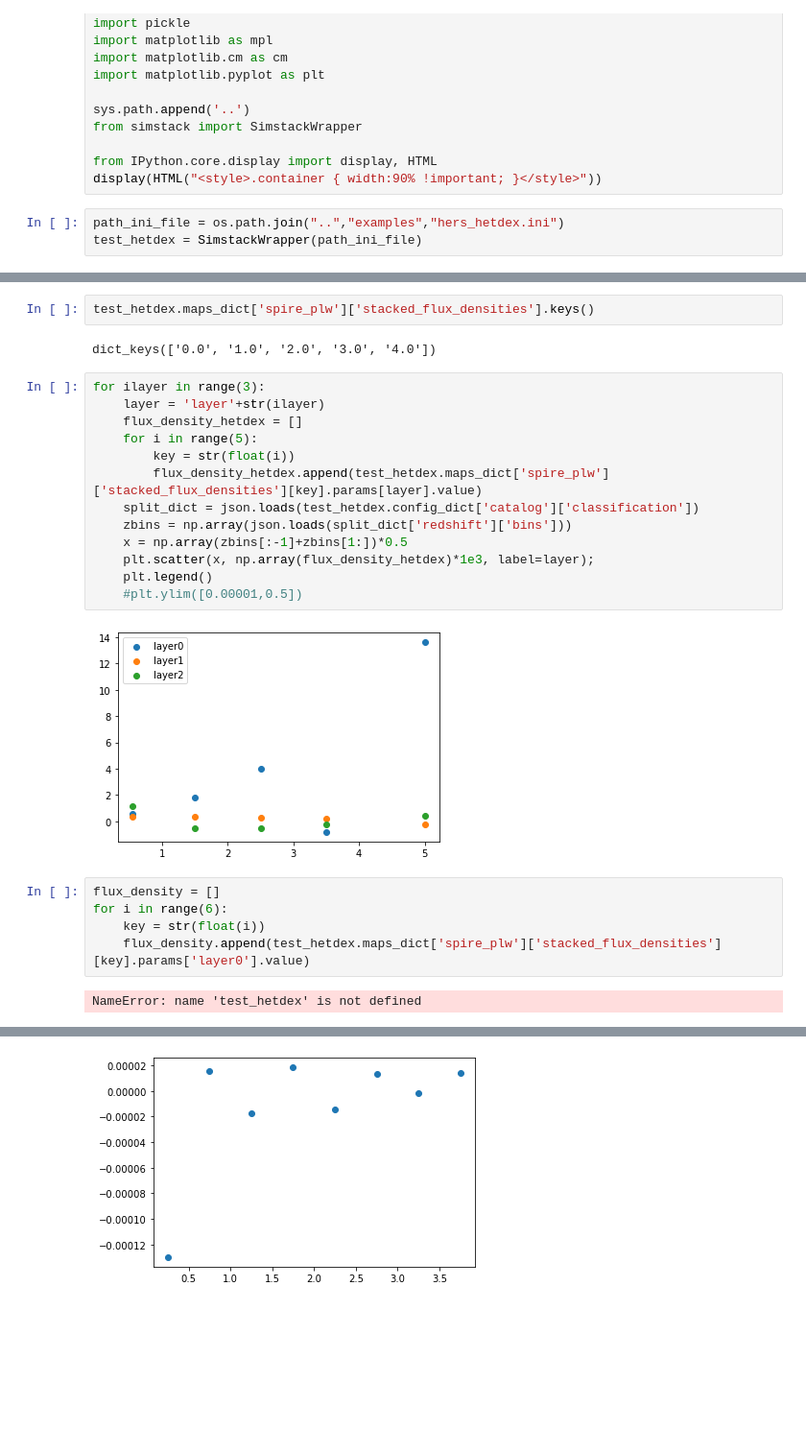
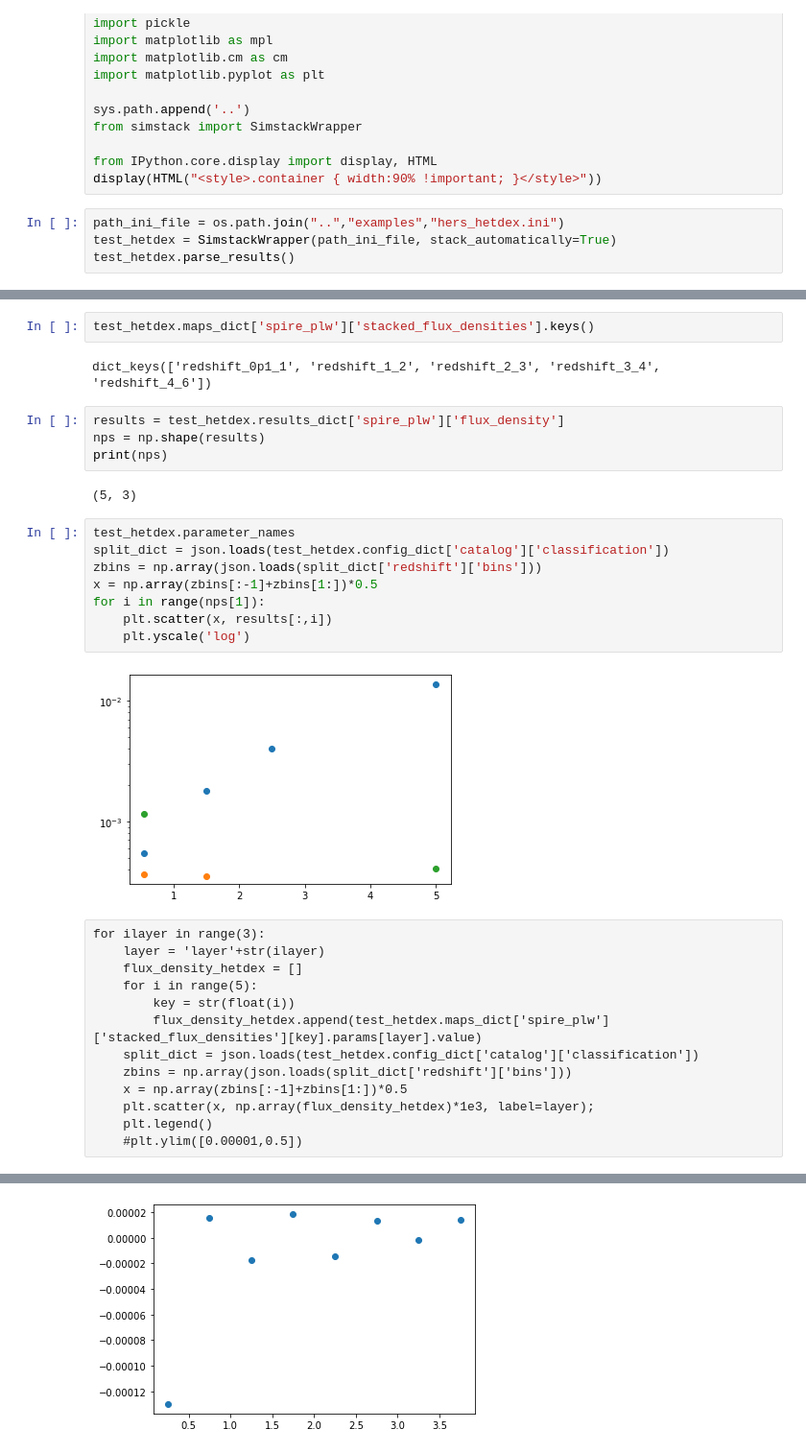
Before and after one commit to marcoviero/simstack2, a Jupyter notebook: notebooks/example_simstack2.ipynb, the cells around one changed output, grey strips where cells are left out. Shown: that part at 96% size. Saved outputs shown, nothing was run; the diff lists cells and outputs as text; blank space fills up the shorter version.

```diff
--- a/notebooks/example_simstack2.ipynb
+++ b/notebooks/example_simstack2.ipynb
@@ -22,6 +22,7 @@ from IPython.core.display import display, HTML
 display(HTML("<style>.container { width:90% !important; }</style>"))
 # %%
 path_ini_file = os.path.join("..","examples","hers_hetdex.ini")
-test_hetdex = SimstackWrapper(path_ini_file)
+test_hetdex = SimstackWrapper(path_ini_file, stack_automatically=True)
+test_hetdex.parse_results()
 # %% [output]
 Number of Layers Stacking Simultaneously = 3
@@ -57,26 +48,33 @@ Give these parameters real names!
 # %%
 test_hetdex.maps_dict['spire_plw']['stacked_flux_densities'].keys()
 # %% [output]
-dict_keys(['0.0', '1.0', '2.0', '3.0', '4.0'])
+dict_keys(['redshift_0p1_1', 'redshift_1_2', 'redshift_2_3', 'redshift_3_4', 'redshift_4_6'])
+# %%
+results = test_hetdex.results_dict['spire_plw']['flux_density']
+nps = np.shape(results)
+print(nps)
+# %% [output]
+(5, 3)
 # %%
-for ilayer in range(3):
-    layer = 'layer'+str(ilayer)
-    flux_density_hetdex = []
-    for i in range(5):
-        key = str(float(i))
-        flux_density_hetdex.append(test_hetdex.maps_dict['spire_plw']['stacked_flux_densities'][key].params[layer].value)
-    split_dict = json.loads(test_hetdex.config_dict['catalog']['classification'])
-    zbins = np.array(json.loads(split_dict['redshift']['bins']))
-    x = np.array(zbins[:-1]+zbins[1:])*0.5
-    plt.scatter(x, np.array(flux_density_hetdex)*1e3, label=layer);
-    plt.legend()
-    #plt.ylim([0.00001,0.5])
+test_hetdex.parameter_names
+split_dict = json.loads(test_hetdex.config_dict['catalog']['classification'])
+zbins = np.array(json.loads(split_dict['redshift']['bins']))
+x = np.array(zbins[:-1]+zbins[1:])*0.5
+for i in range(nps[1]):
+    plt.scatter(x, results[:,i])
+    plt.yscale('log')
 # %% [output]
-[figure, old version]
+[figure, new version]
-# %%
-flux_density = []
-for i in range(6):
-    key = str(float(i))
-    flux_density.append(test_hetdex.maps_dict['spire_plw']['stacked_flux_densities'][key].params['layer0'].value)
-# %% [output]
-NameError: name 'test_hetdex' is not defined
+# %% [raw]
+for ilayer in range(3):
+    layer = 'layer'+str(ilayer)
+    flux_density_hetdex = []
+    for i in range(5):
+        key = str(float(i))
+        flux_density_hetdex.append(test_hetdex.maps_dict['spire_plw']['stacked_flux_densities'][key].params[layer].value)
+    split_dict = json.loads(test_hetdex.config_dict['catalog']['classification'])
+    zbins = np.array(json.loads(split_dict['redshift']['bins']))
+    x = np.array(zbins[:-1]+zbins[1:])*0.5
+    plt.scatter(x, np.array(flux_density_hetdex)*1e3, label=layer);
+    plt.legend()
+    #plt.ylim([0.00001,0.5])
```
Also changed, not shown: parts of 9 cells of this notebook, 8 other files.
